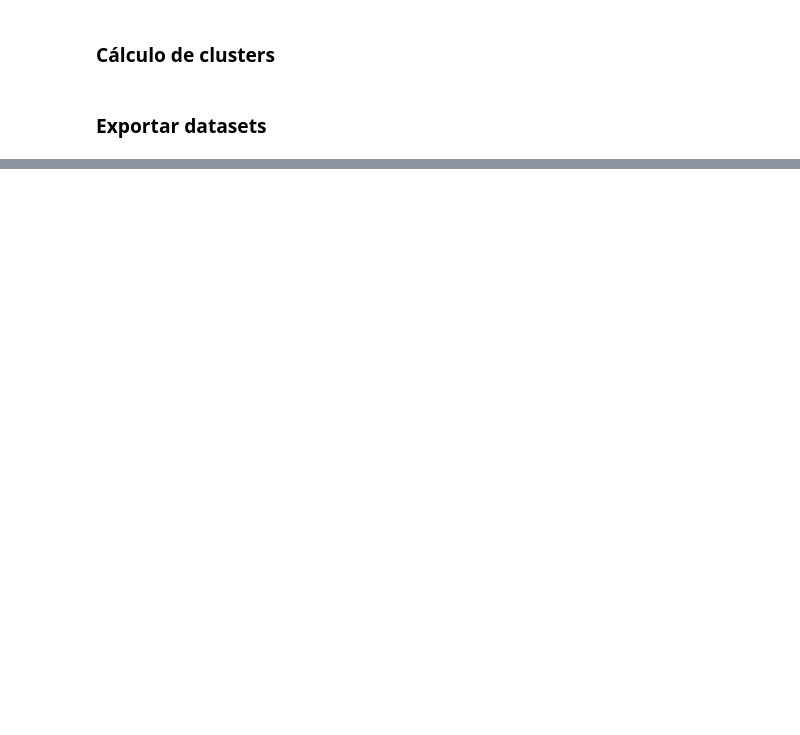
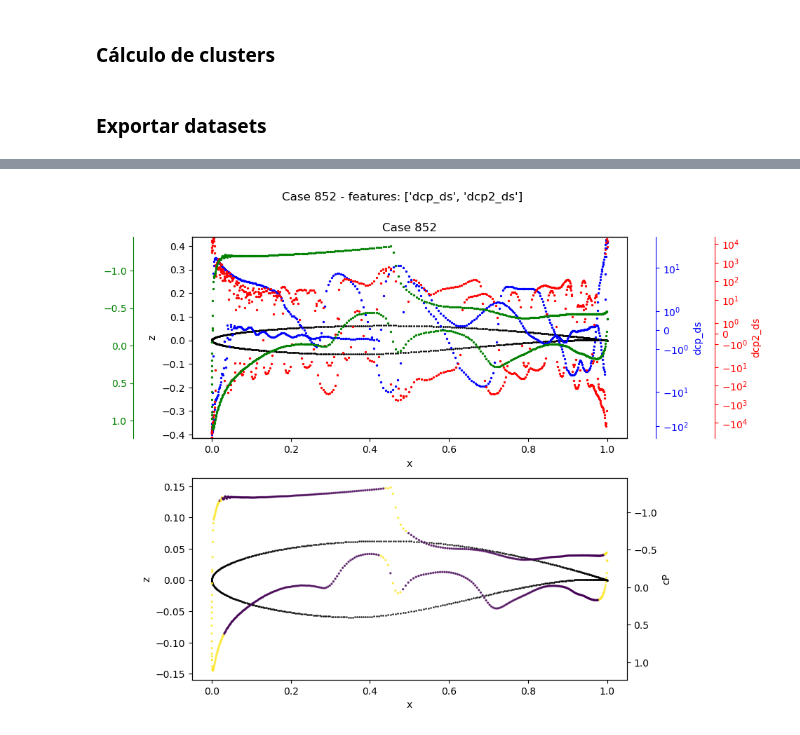
Before and after one commit to ninjaraiz/fellowship-of-the-ring, a Jupyter notebook: examples/example_aeronef.ipynb, the cells around one changed output, grey strips where cells are left out. Cells and saved outputs as stored; diff of their text form; code cells hidden in the pictures; blank space fills up the shorter version.

```diff
--- a/examples/example_aeronef.ipynb
+++ b/examples/example_aeronef.ipynb
@@ -50,2 +54,29 @@ SAM.DictVisualizer.rich_tree(db.data_dict)
 # %% [markdown]
 ### Cálculo de derivadas (2D)
+# %%
+import torch
+stencil = 5
+polyorder = 2
+tensor_ptos = torch.from_numpy(db.data_dict['inputs']['ptos'])
+for out in ['cp', 'cf']:
+    tensor_out = torch.from_numpy(db.data_dict['outputs'][out])
+    mod = torch.zeros(tensor_out.shape, dtype=torch.float64)
+    mod2 = torch.zeros(tensor_out.shape, dtype=torch.float64)
+    for case in range(tensor_out.shape[-1]):
+        mod[:, case] = SAM.Weapons.surface_derivative(
+            X=tensor_ptos,
+            f=tensor_out[:, case],
+            order=1,
+            stencil_width=stencil,
+            poly_order=polyorder,
+        )
+        mod2[:, case] = SAM.Weapons.surface_derivative(
+            X=tensor_ptos,
+            f=tensor_out[:, case],
+            order=2,
+            stencil_width=stencil,
+            poly_order=polyorder,
+        )
+
+    db.sets.add_aux(array_name=f'd{out}_ds', array=mod, notes=f'Modulo de derivada 1 de {out}')
+    db.sets.add_aux(array_name=f'd{out}2_ds', array=mod2, notes=f'Modulo de derivada 2 de {out}')
@@ -104,0 +272,4 @@ db.sets.create_jset(
+# %%
+fig = plot_case_0(case=852, vars=['cp', 'cp2'], df=df_data_complete, save=False)
+# %% [output]
+[figure, added]
```
Also changed, not shown: parts of 8 cells of this notebook, 8 other files.
